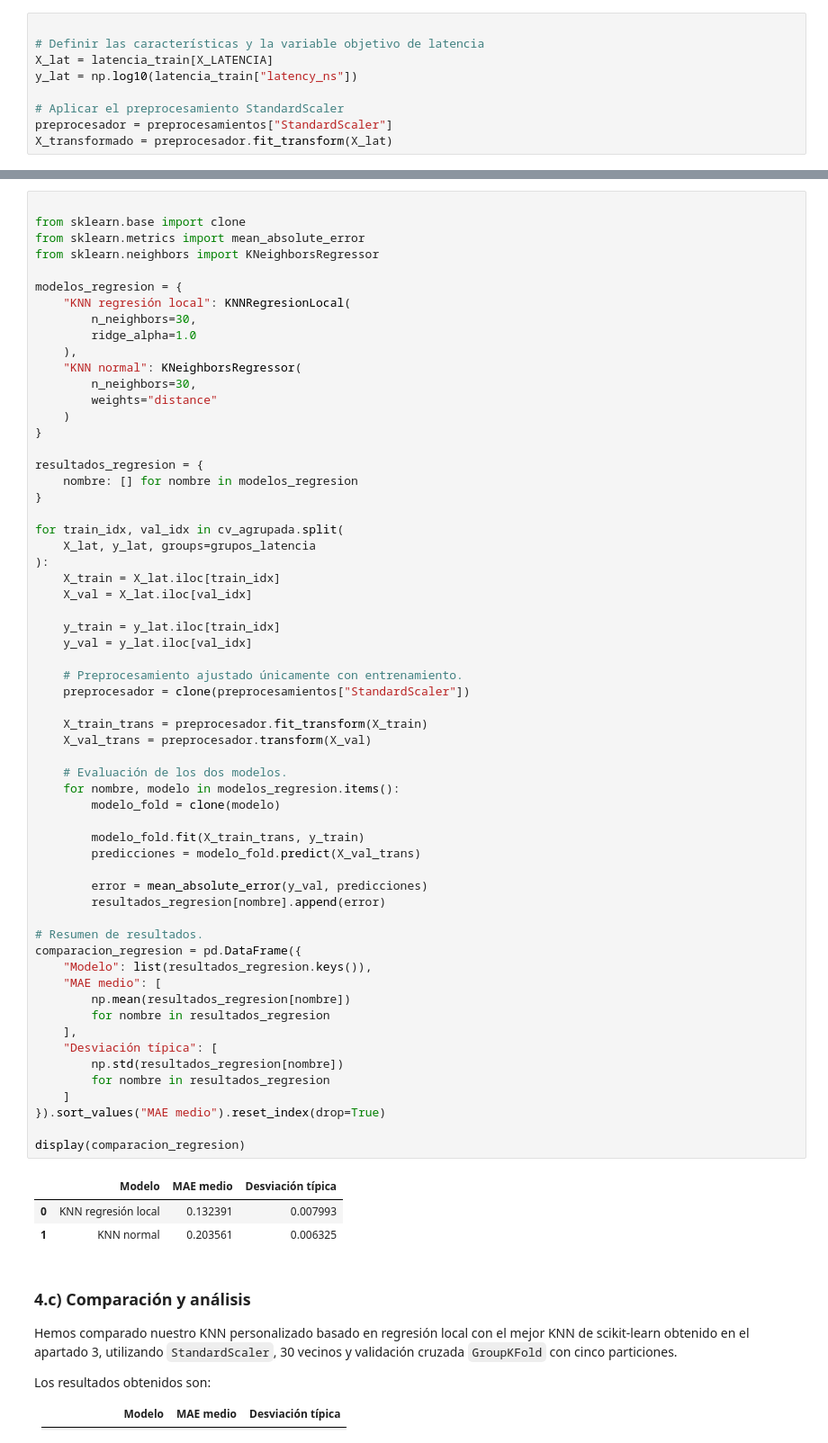
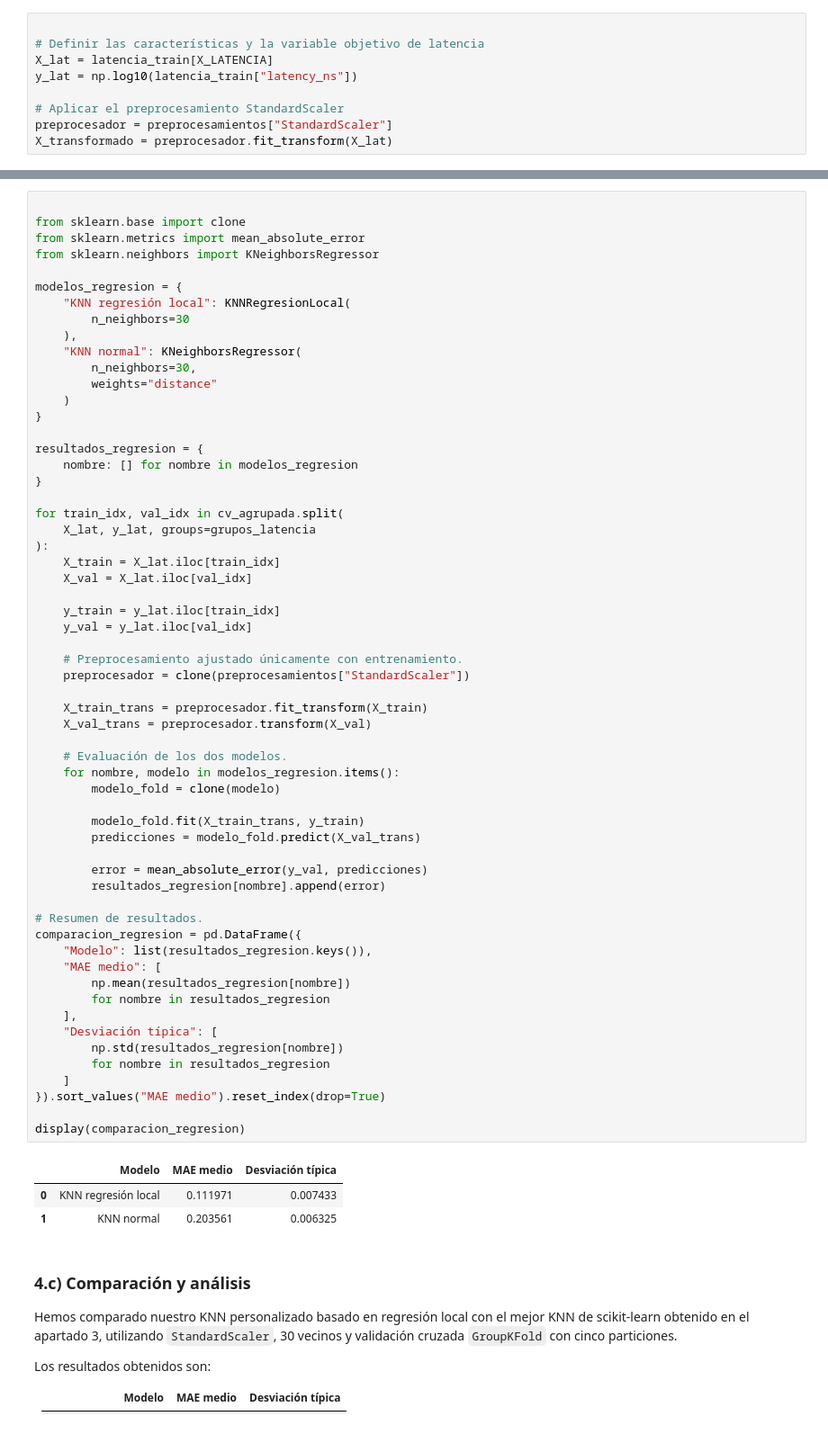
Before and after one commit to miguelang17/Practica_2, a Jupyter notebook: P2_alumnos/P2/Cuaderno/p2_grupoN.ipynb, the cells around one changed output, grey strips where cells are left out. Shown at 90% size. Drawn from its saved outputs; the diff is of its cells as text.

```diff
--- a/P2_alumnos/P2/Cuaderno/p2_grupoN.ipynb
+++ b/P2_alumnos/P2/Cuaderno/p2_grupoN.ipynb
@@ -1348,8 +1334,7 @@ from sklearn.neighbors import KNeighborsRegressor
 
 modelos_regresion = {
     "KNN regresión local": KNNRegresionLocal(
-        n_neighbors=30,
-        ridge_alpha=1.0
+        n_neighbors=30
     ),
     "KNN normal": KNeighborsRegressor(
         n_neighbors=30,
@@ -1375,34 +1360,34 @@ for train_idx, val_idx in cv_agrupada.split(
 
     X_train_trans = preprocesador.fit_transform(X_train)
     X_val_trans = preprocesador.transform(X_val)
 
     # Evaluación de los dos modelos.
     for nombre, modelo in modelos_regresion.items():
         modelo_fold = clone(modelo)
 
         modelo_fold.fit(X_train_trans, y_train)
         predicciones = modelo_fold.predict(X_val_trans)
 
         error = mean_absolute_error(y_val, predicciones)
         resultados_regresion[nombre].append(error)
 
 # Resumen de resultados.
 comparacion_regresion = pd.DataFrame({
     "Modelo": list(resultados_regresion.keys()),
     "MAE medio": [
         np.mean(resultados_regresion[nombre])
         for nombre in resultados_regresion
     ],
     "Desviación típica": [
         np.std(resultados_regresion[nombre])
         for nombre in resultados_regresion
     ]
 }).sort_values("MAE medio").reset_index(drop=True)
 
 display(comparacion_regresion)
 # %% [output]
 |  | Modelo | MAE medio | Desviación típica |
-| 0 | KNN regresión local | 0.132391 | 0.007993 |
+| 0 | KNN regresión local | 0.111971 | 0.007433 |
 | 1 | KNN normal | 0.203561 | 0.006325 |
 # %% [markdown]
 ### 4.c) Comparación y análisis
```
Also changed, not shown: parts of 4 cells of this notebook.
